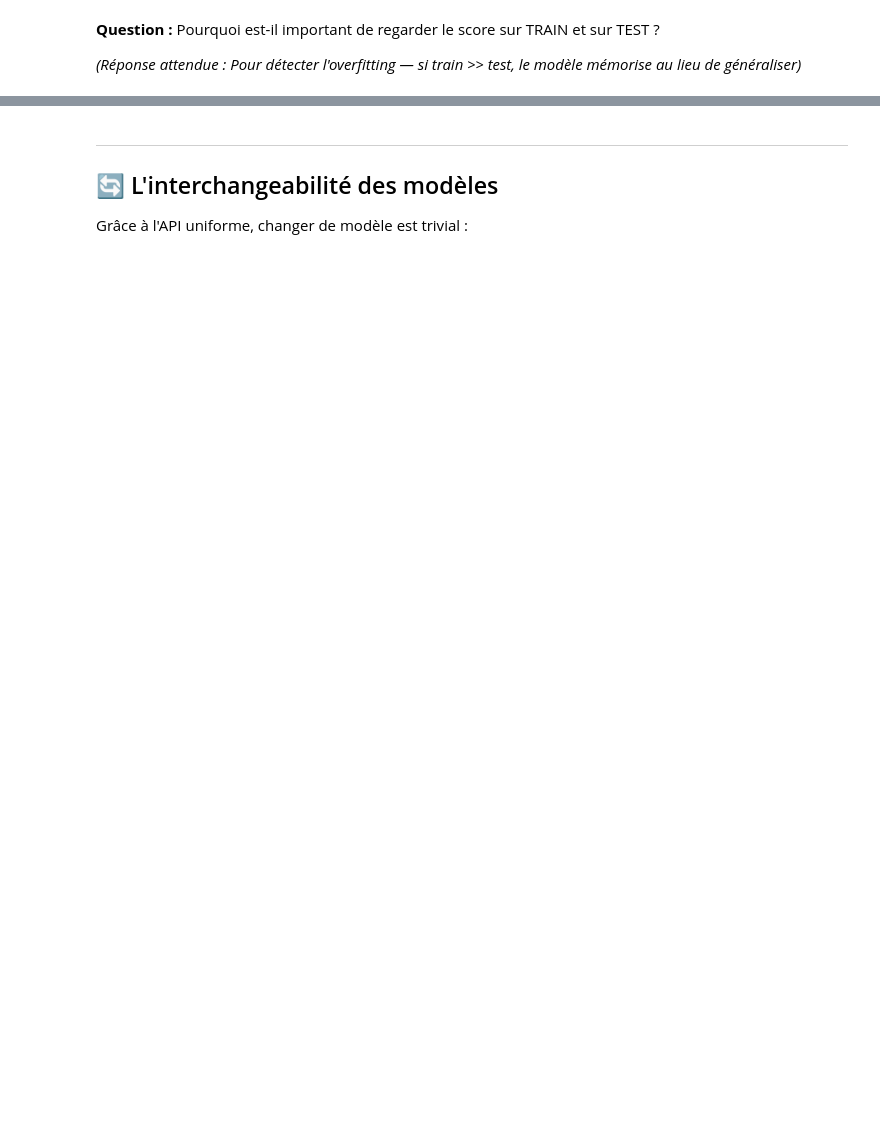
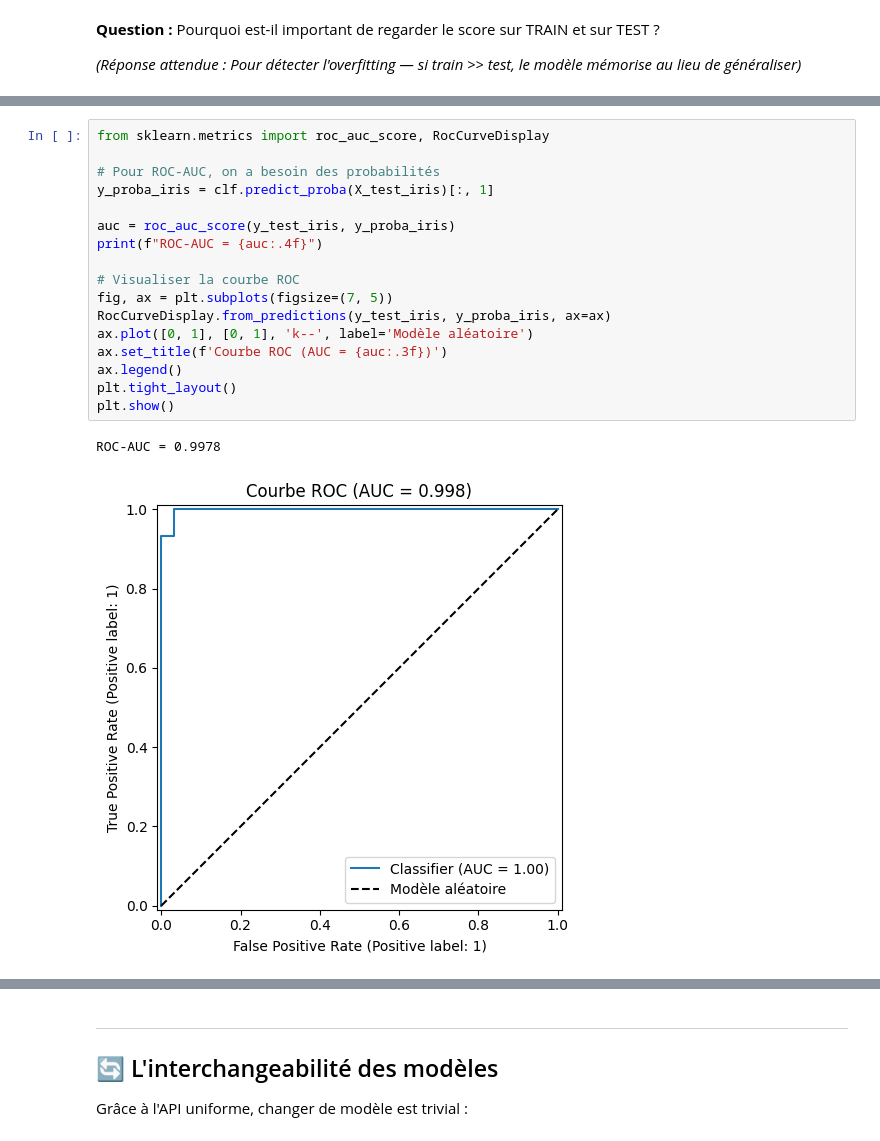
Before and after one commit to safaec/teacher_agent, a Jupyter notebook: _bmad/_memory/content-creator-sidecar/lessons/002_Chapitre_2_Workflow_ML/Part_3_Pattern_Fit_Predict.ipynb, the cells around one changed output, grey strips where cells are left out. Drawn from its saved outputs; the diff is of its cells as text; blank space fills up the shorter version.

```diff
--- a/_bmad/_memory/content-creator-sidecar/lessons/002_Chapitre_2_Workflow_ML/Part_3_Pattern_Fit_Predict.ipynb
+++ b/_bmad/_memory/content-creator-sidecar/lessons/002_Chapitre_2_Workflow_ML/Part_3_Pattern_Fit_Predict.ipynb
@@ -221,0 +506,20 @@ Nous approfondirons ce sujet au Chapitre 4 !
+# %%
+from sklearn.metrics import roc_auc_score, RocCurveDisplay
+
+# Pour ROC-AUC, on a besoin des probabilités
+y_proba_iris = clf.predict_proba(X_test_iris)[:, 1]
+
+auc = roc_auc_score(y_test_iris, y_proba_iris)
+print(f"ROC-AUC = {auc:.4f}")
+
+# Visualiser la courbe ROC
+fig, ax = plt.subplots(figsize=(7, 5))
+RocCurveDisplay.from_predictions(y_test_iris, y_proba_iris, ax=ax)
+ax.plot([0, 1], [0, 1], 'k--', label='Modèle aléatoire')
+ax.set_title(f'Courbe ROC (AUC = {auc:.3f})')
+ax.legend()
+plt.tight_layout()
+plt.show()
+# %% [output]
+ROC-AUC = 0.9978
+[figure, added]
```
Also changed, not shown: parts of 57 cells of this notebook, 35 other files.
